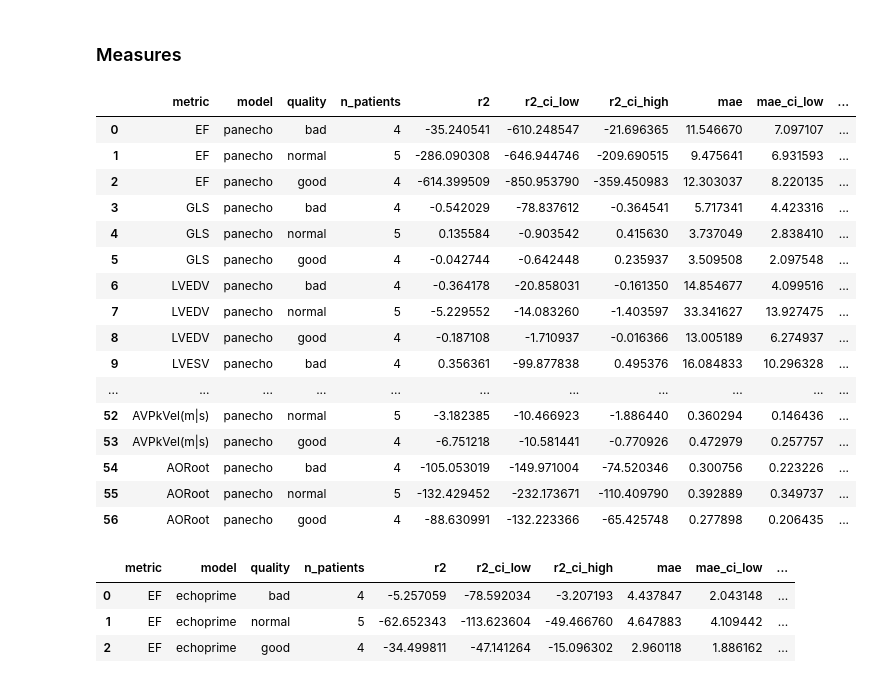
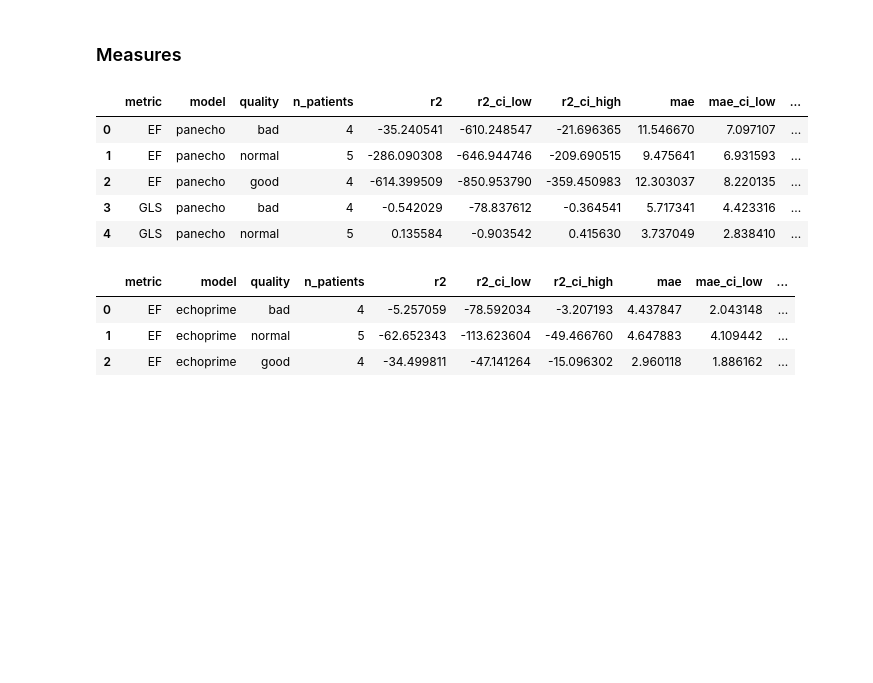
Before and after one commit to CardiovascularImagingVallHebron/EchoQuality, a Jupyter notebook: postprocess.ipynb, the cells around one changed output. Drawn from its saved outputs; the diff is of its cells as text; code cells hidden in the pictures; blank space fills up the shorter version.

```diff
--- a/postprocess.ipynb
+++ b/postprocess.ipynb
@@ -10,10 +10,10 @@ import pandas as pd
 from scipy.special import softmax
 from sklearn.metrics import mean_absolute_error, precision_score, recall_score, r2_score, roc_auc_score
 
-panecho = pd.read_csv(r'results\echoQual_inference\panecho_EXAMPLE.csv')
-echoprime = pd.read_csv(r'results\echoQual_inference\echoprime_EXAMPLE.csv')
-ground_truth = pd.read_csv(r'results\echoQual_inference\ground_truth_EXAMPLE.csv')
-view_ident = pd.read_csv(r'results\echoQual_inference\view_identification_EXAMPLE.csv')
-demographics = pd.read_csv(r'results\echoQual_inference\patient_demographics_EXAMPLE.csv')
-quality_pred = pd.read_csv(r'results\echoQual_inference\inference_predictions_EXAMPLE_calidad_1.csv')
+panecho = pd.read_csv(r'results\echoQual_inference\panecho_EXAMPLE.csv', index_col=0)
+echoprime = pd.read_csv(r'results\echoQual_inference\echoprime_EXAMPLE.csv', index_col=0)
+ground_truth = pd.read_csv(r'results\echoQual_inference\ground_truth_EXAMPLE.csv', index_col=0)
+view_ident = pd.read_csv(r'results\echoQual_inference\view_identification_EXAMPLE.csv', index_col=0)
+demographics = pd.read_csv(r'results\echoQual_inference\patient_demographics_EXAMPLE.csv', index_col=0)
+quality_pred = pd.read_csv(r'results\echoQual_inference\inference_predictions_EXAMPLE_calidad_1.csv', index_col=0)
 # %%
@@ -540,45 +434,34 @@ for metric in metrics_to_eval:
         y_pred = subset[pred_col].to_numpy(dtype=float)
 
         r2_value, r2_ci_low, r2_ci_high, n_samples = bootstrap_metric_ci(
             y_true, y_pred, metric_name='r2', n_boot=n_bootstrap, rng=rng
         )
         mae_value, mae_ci_low, mae_ci_high, _ = bootstrap_metric_ci(
             y_true, y_pred, metric_name='mae', n_boot=n_bootstrap, rng=rng
         )
 
         results.append({
             'metric': metric,
             'model': 'panecho',
             'quality': quality,
             'n_patients': n_samples,
             'r2': r2_value,
             'r2_ci_low': r2_ci_low,
             'r2_ci_high': r2_ci_high,
             'mae': mae_value,
             'mae_ci_low': mae_ci_low,
             'mae_ci_high': mae_ci_high,
         })
 
 performance_by_metric_quality = pd.DataFrame(results)
-performance_by_metric_quality
+performance_by_metric_quality.head()
 # %% [output]
 |  | metric | model | quality | n_patients | r2 | r2_ci_low | r2_ci_high | mae | mae_ci_low | ... |
 | 0 | EF | panecho | bad | 4 | -35.240541 | -610.248547 | -21.696365 | 11.546670 | 7.097107 | ... |
 | 1 | EF | panecho | normal | 5 | -286.090308 | -646.944746 | -209.690515 | 9.475641 | 6.931593 | ... |
 | 2 | EF | panecho | good | 4 | -614.399509 | -850.953790 | -359.450983 | 12.303037 | 8.220135 | ... |
 | 3 | GLS | panecho | bad | 4 | -0.542029 | -78.837612 | -0.364541 | 5.717341 | 4.423316 | ... |
 | 4 | GLS | panecho | normal | 5 | 0.135584 | -0.903542 | 0.415630 | 3.737049 | 2.838410 | ... |
-| 5 | GLS | panecho | good | 4 | -0.042744 | -0.642448 | 0.235937 | 3.509508 | 2.097548 | ... |
-| 6 | LVEDV | panecho | bad | 4 | -0.364178 | -20.858031 | -0.161350 | 14.854677 | 4.099516 | ... |
-| 7 | LVEDV | panecho | normal | 5 | -5.229552 | -14.083260 | -1.403597 | 33.341627 | 13.927475 | ... |
-| 8 | LVEDV | panecho | good | 4 | -0.187108 | -1.710937 | -0.016366 | 13.005189 | 6.274937 | ... |
-| 9 | LVESV | panecho | bad | 4 | 0.356361 | -99.877838 | 0.495376 | 16.084833 | 10.296328 | ... |
-| ... | ... | ... | ... | ... | ... | ... | ... | ... | ... | ... |
-| 52 | AVPkVel(m|s) | panecho | normal | 5 | -3.182385 | -10.466923 | -1.886440 | 0.360294 | 0.146436 | ... |
-| 53 | AVPkVel(m|s) | panecho | good | 4 | -6.751218 | -10.581441 | -0.770926 | 0.472979 | 0.257757 | ... |
-| 54 | AORoot | panecho | bad | 4 | -105.053019 | -149.971004 | -74.520346 | 0.300756 | 0.223226 | ... |
-| 55 | AORoot | panecho | normal | 5 | -132.429452 | -232.173671 | -110.409790 | 0.392889 | 0.349737 | ... |
-| 56 | AORoot | panecho | good | 4 | -88.630991 | -132.223366 | -65.425748 | 0.277898 | 0.206435 | ... |
 # %%
 echoprime_study = echoprime.copy()
 echoprime_study['patient_id'] = (
```
Also changed, not shown: parts of 5 cells of this notebook.
